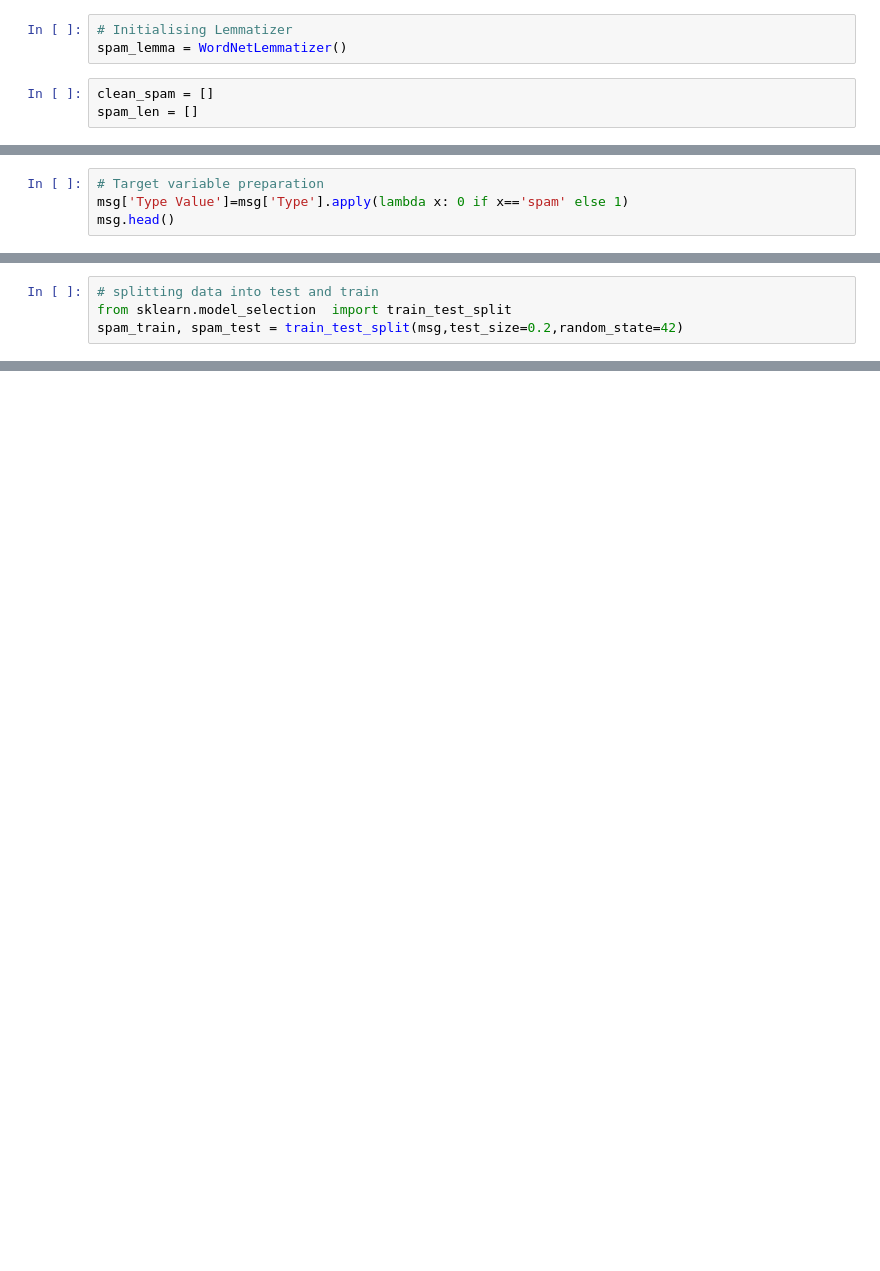
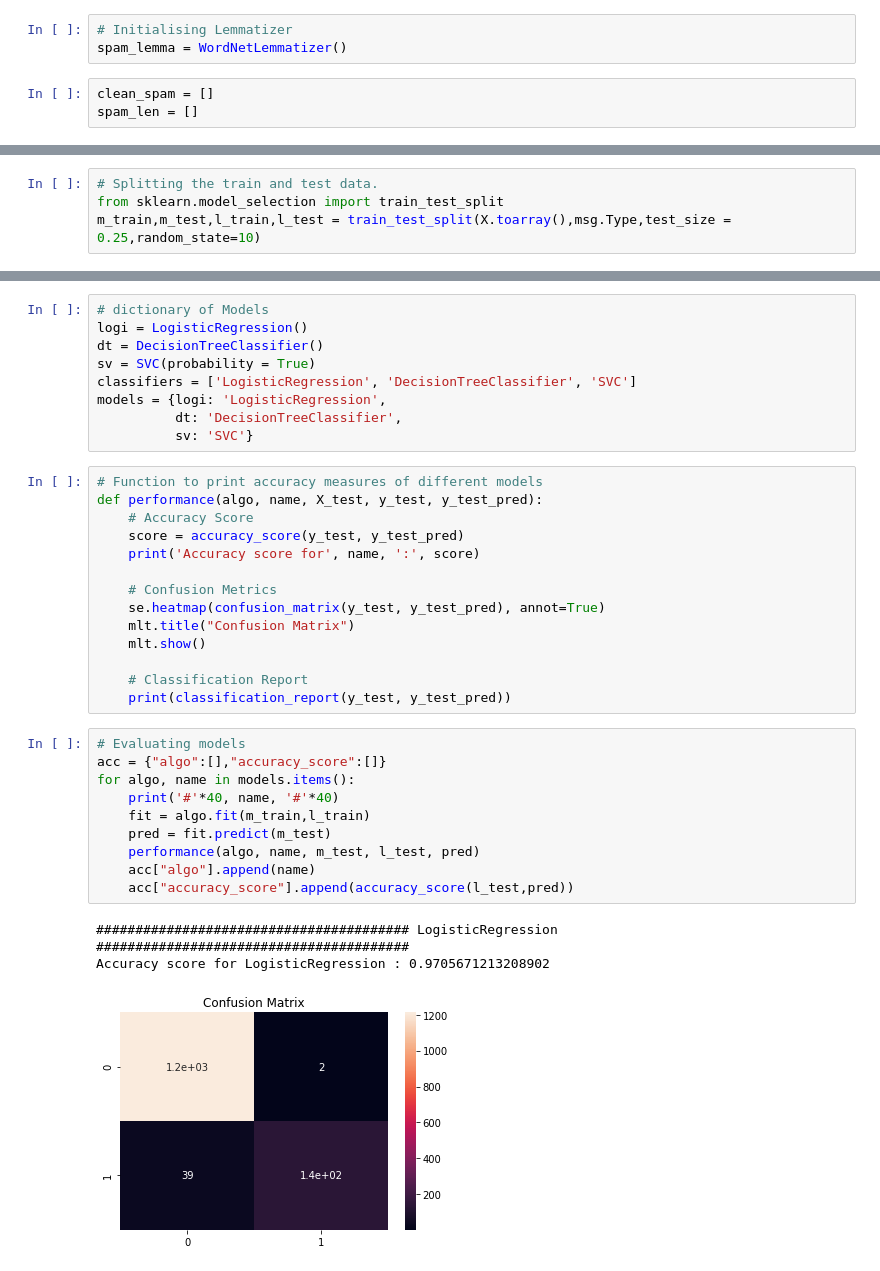
Before and after one commit to VaibhavSaran/Cipher_Schools_Assignments, a Jupyter notebook: Assignment 6/Assignment 6.ipynb, the cells around one changed output, grey strips where cells are left out. Saved outputs shown, nothing was run; the diff lists cells and outputs as text; blank space fills up the shorter version.

```diff
--- a/Assignment 6/Assignment 6.ipynb
+++ b/Assignment 6/Assignment 6.ipynb
@@ -182,4 +274,0 @@ msg.head()
-# %%
-# Target variable preparation
-msg['Type Value']=msg['Type'].apply(lambda x: 0 if x=='spam' else 1)
-msg.head()
@@ -193,4 +277,4 @@ msg.head()
 # %%
-# splitting data into test and train
-from sklearn.model_selection  import train_test_split
-spam_train, spam_test = train_test_split(msg,test_size=0.2,random_state=42)
+# Splitting the train and test data.
+from sklearn.model_selection import train_test_split
+m_train,m_test,l_train,l_test = train_test_split(X.toarray(),msg.Type,test_size = 0.25,random_state=10)
@@ -238,0 +287,37 @@ Shape spam train data:  (4457, 6278)
+# %%
+# dictionary of Models
+logi = LogisticRegression()
+dt = DecisionTreeClassifier()
+sv = SVC(probability = True)
+classifiers = ['LogisticRegression', 'DecisionTreeClassifier', 'SVC']
+models = {logi: 'LogisticRegression',
+          dt: 'DecisionTreeClassifier',
+          sv: 'SVC'}
+# %%
+# Function to print accuracy measures of different models
+def performance(algo, name, X_test, y_test, y_test_pred):
+    # Accuracy Score
+    score = accuracy_score(y_test, y_test_pred)
+    print('Accuracy score for', name, ':', score)
+
+    # Confusion Metrics
+    se.heatmap(confusion_matrix(y_test, y_test_pred), annot=True)
+    mlt.title("Confusion Matrix")
+    mlt.show()
+
+    # Classification Report
+    print(classification_report(y_test, y_test_pred))
+# %%
+# Evaluating models
+acc = {"algo":[],"accuracy_score":[]}
+for algo, name in models.items():
+    print('#'*40, name, '#'*40)
+    fit = algo.fit(m_train,l_train)
+    pred = fit.predict(m_test)
+    performance(algo, name, m_test, l_test, pred)
+    acc["algo"].append(name)
+    acc["accuracy_score"].append(accuracy_score(l_test,pred))
+# %% [output]
+######################################## LogisticRegression ########################################
+Accuracy score for LogisticRegression : 0.9705671213208902
+[figure, added]
```
Also changed, not shown: parts of 43 cells of this notebook.
